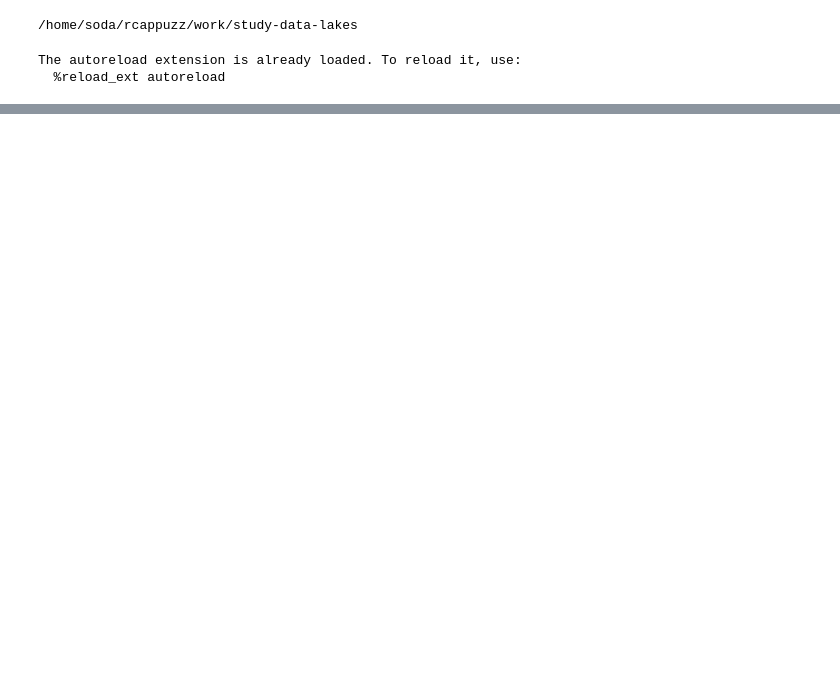
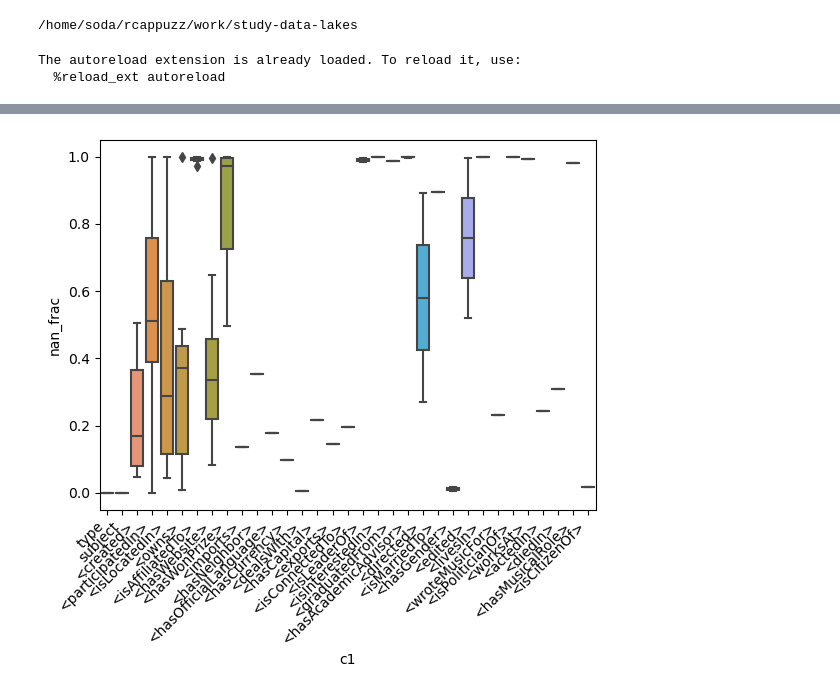
Before and after one commit to rcap107/study-data-lakes, a Jupyter notebook: notebooks/yago/Evaluate smaller tables.ipynb, the cells around one changed output, grey strips where cells are left out. Drawn from its saved outputs; the diff is of its cells as text; code cells hidden in the pictures; blank space fills up the shorter version.

```diff
--- a/notebooks/yago/Evaluate smaller tables.ipynb
+++ b/notebooks/yago/Evaluate smaller tables.ipynb
@@ -19,0 +21,5 @@ import numpy as np
+# %%
+pattern = r"(yago_seltab_<)([a-zA-Z_]+)[_0-9]*>"
+replacement = r"\g<2>"
+def clean_keys(type_name):
+    return re.sub(pattern, replacement, type_name)
@@ -20,5 +34,5 @@ import numpy as np
 # %%
-src_path = Path("data/yago3-dl")
+src_path = Path("data/yago3-dl/seltab/")
 # %%
 tab_paths = list(src_path.iterdir())
 first_tab = pl.read_parquet(tab_paths[0])
@@ -61,0 +95,8 @@ utils.profile_dataframe(first_tab)
+# %%
+full_stats = pd.DataFrame()
+for tab_name, tab in tabs.items():
+    print(tab_name)
+    stats_pl=utils.profile_with_col_ops_v2(tab)
+    stats=stats_pl.pivot("value", "c1", "c2").to_pandas()
+    stats["type"] = tab_name
+    full_stats = pd.concat([full_stats, stats])
@@ -61,0 +114,2 @@ utils.profile_dataframe(first_tab)
+# %%
+full_stats["short_type"]=full_stats["type"].apply(clean_keys).str.rstrip("_")
@@ -61,0 +118,5 @@ utils.profile_dataframe(first_tab)
+# %%
+ax=sns.boxplot(data=full_stats, x="c1",y="nan_frac", )
+_=ax.set_xticklabels(ax.get_xticklabels(), rotation=45, horizontalalignment='right')
+# %% [output]
+[figure, added]
```
Also changed, not shown: parts of 31 cells of this notebook, 1 other file.
